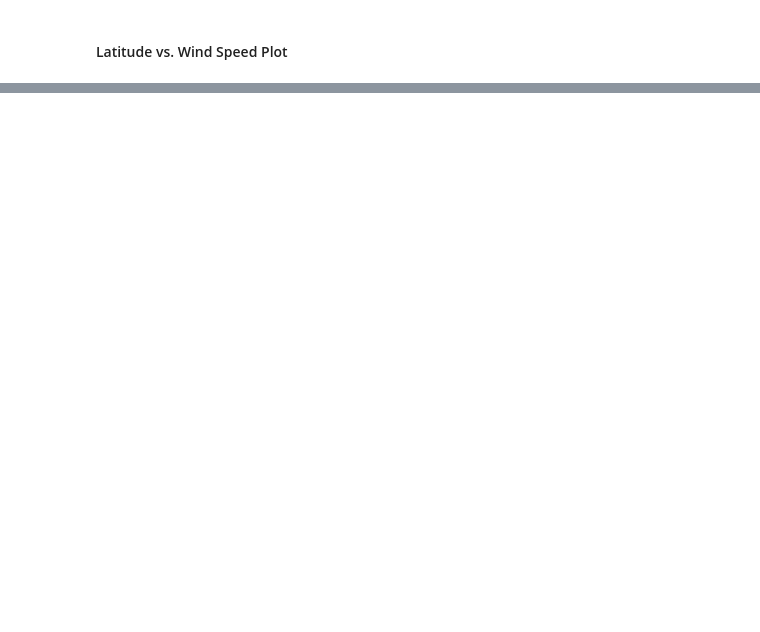
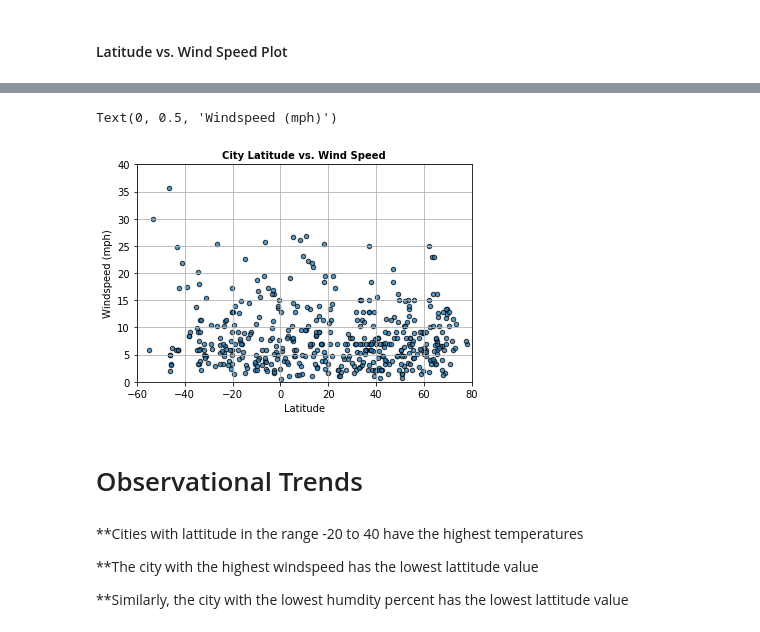
Before and after one commit to shargr2/OpenWeatherMap-API-Analysis-Project, a Jupyter notebook: WeatherPy.ipynb, the cells around one changed output, grey strips where cells are left out. Saved outputs shown, nothing was run; the diff lists cells and outputs as text; code cells hidden in the pictures; blank space fills up the shorter version.

```diff
--- a/WeatherPy.ipynb
+++ b/WeatherPy.ipynb
@@ -151,0 +187,23 @@ dtype: int64
+# %%
+ax1 = city_list_df.plot.scatter("Lattitude",
+                      "Windspeed",
+                      marker="o",
+                      facecolors="DarkBlue",
+                      edgecolors="black", alpha=0.75)
+plt.ylim(0, 40)
+plt.xlim(-60,80)
+plt.grid()
+ax1.set_title('City Latitude vs. Wind Speed', fontdict={'fontsize': 10, 'fontweight': 'heavy'})
+ax1.set_xlabel("Latitude", fontsize=10)
+ax1.set_ylabel('Windspeed (mph)', fontsize=10)
+# %% [output]
+Text(0, 0.5, 'Windspeed (mph)')
+[figure, added]
+# %% [markdown]
+# Observational Trends
+# %% [markdown]
+**Cities with lattitude in the range -20 to 40 have the highest temperatures
+
+**The city with the highest windspeed has the lowest lattitude value
+
+**Similarly, the city with the lowest humdity percent has the lowest lattitude value
```
Also changed, not shown: parts of 14 cells of this notebook, 2 other files.
